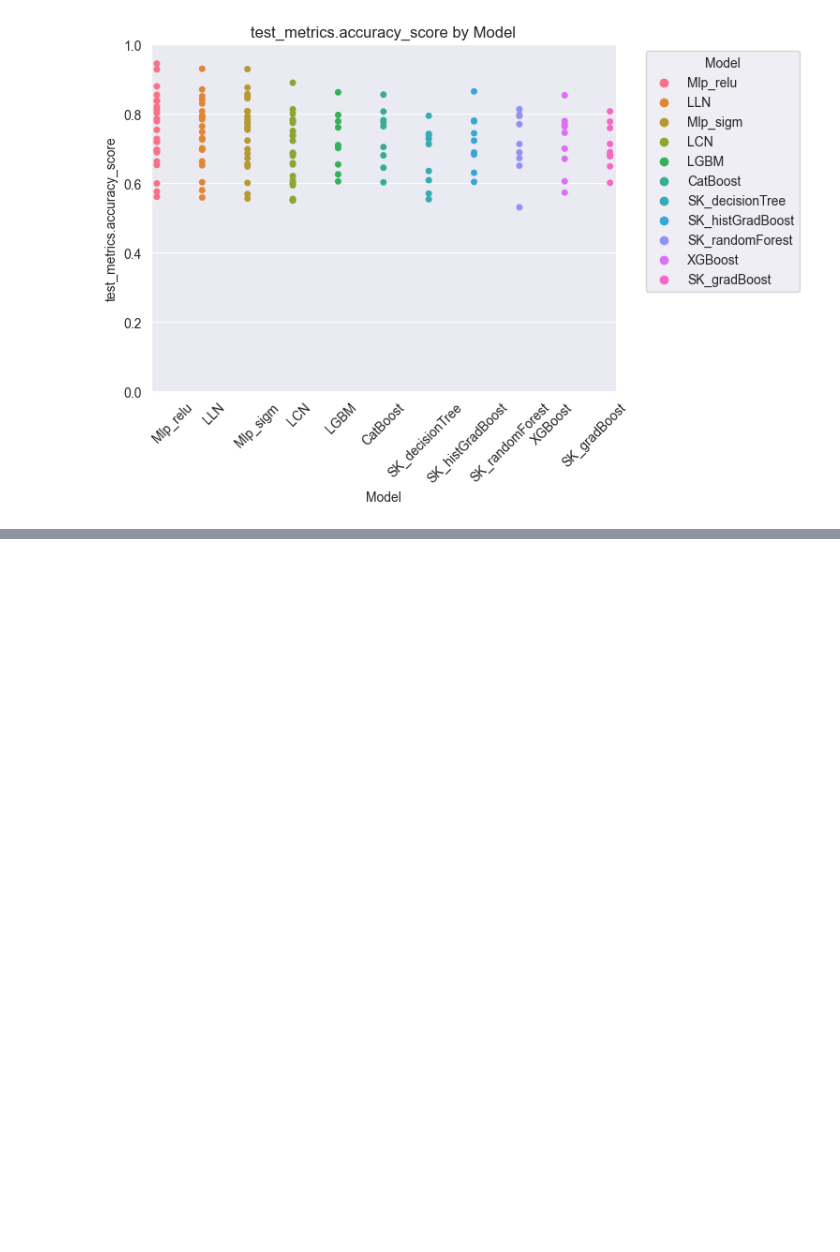
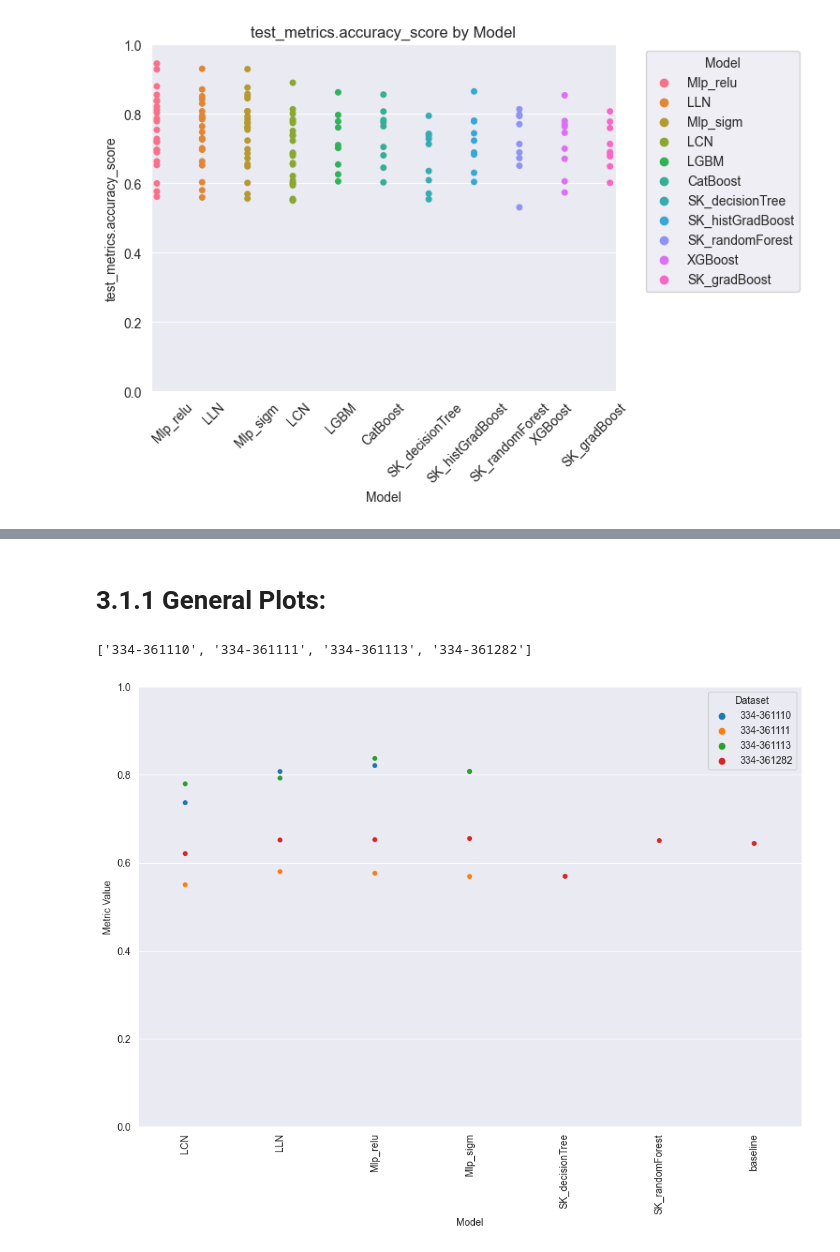
Before and after one commit to Bartosz-G/non-homogenous-data-working-repo, a Jupyter notebook: results/ResultsAnalysis.ipynb, the cells around one changed output, grey strips where cells are left out. Cells and saved outputs as stored; diff of their text form; code cells hidden in the pictures; blank space fills up the shorter version.

```diff
--- a/results/ResultsAnalysis.ipynb
+++ b/results/ResultsAnalysis.ipynb
@@ -117,34 +127,43 @@ plot_per_model_metrics(top_acc_score, 'test_metrics.accuracy_score')
 # %%
 def pivot_per_dataset(df: pd.DataFrame, results_column: str) -> pd.DataFrame:
+    # Create a pivot table with lists
     pivot_df = pd.pivot_table(df,
                               values=results_column,
                               index='model',
                               columns='dataset',
-                              aggfunc=list, # Since you have multiple 'top' values, aggregate them into a list
+                              aggfunc=list,
                               fill_value=None)
 
-    # Flatten the multi-index (if any) and reset the index for the DataFrame
+    # Flatten the columns and reset index
     pivot_df.columns = [col if not isinstance(col, tuple) else '_'.join(col) for col in pivot_df.columns]
     pivot_df.reset_index(inplace=True)
 
+    # Explode lists into separate rows
+    for col in pivot_df.columns[1:]:
+        pivot_df = pivot_df.explode(col)
+
+    # Reset the index to keep things tidy
+    pivot_df.reset_index(drop=True, inplace=True)
+
     return pivot_df
 # %%
 top_acc_per_dataset = pivot_per_dataset(top_acc_score, 'test_metrics.accuracy_score')
 # %%
-def plot_per_datasets(df: pd.DataFrame, datasets: List[str]) -> None:
+def plot_per_datasets(df: pd.DataFrame, datasets: List[str], scale: bool = False) -> None:
     # Melt the DataFrame for seaborn
     melted_df = df.melt(id_vars='model', value_vars=datasets)
 
     # Create the plot
     plt.figure(figsize=(12, 8))
-    sns.stripplot(x='model', y='value', hue='variable', data=melted_df, jitter=True, dodge=True)
+    sns.stripplot(x='model', y='value', hue='variable', data=melted_df, jitter=False, dodge=False)
 
     plt.xlabel('Model')
     plt.ylabel('Metric Value')
     plt.legend(title='Dataset')
 
     # Scale Y-axis
-    plt.ylim(0, 1)
+    if scale:
+        plt.ylim(0, 1)
 
     # Rotate X-axis labels for better visibility
     plt.xticks(rotation=90)
@@ -163,0 +201,9 @@ Index(['model', '334-361110', '334-361111', '334-361113', '334-361282',
+# %% [markdown]
+# 3.1.1 General Plots:
+# %%
+to_plot = top_acc_per_dataset.columns.tolist()[1:5]
+print(to_plot)
+plot_per_datasets(top_acc_per_dataset, to_plot, scale = True)
+# %% [output]
+['334-361110', '334-361111', '334-361113', '334-361282']
+[figure, added]
```
Also changed, not shown: parts of 21 cells of this notebook, 4 other files.
